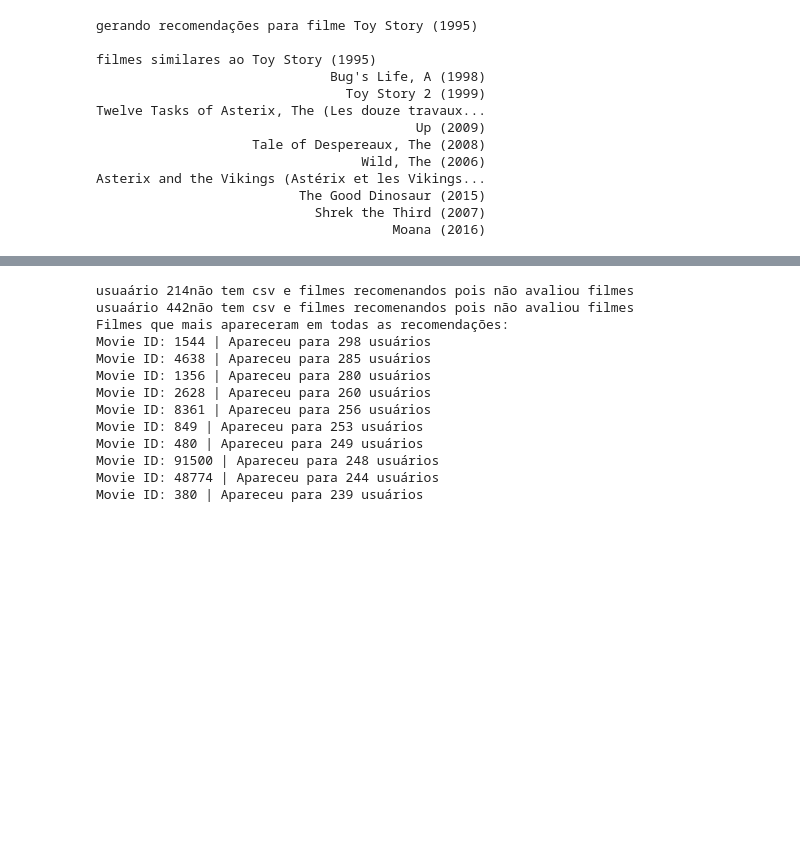
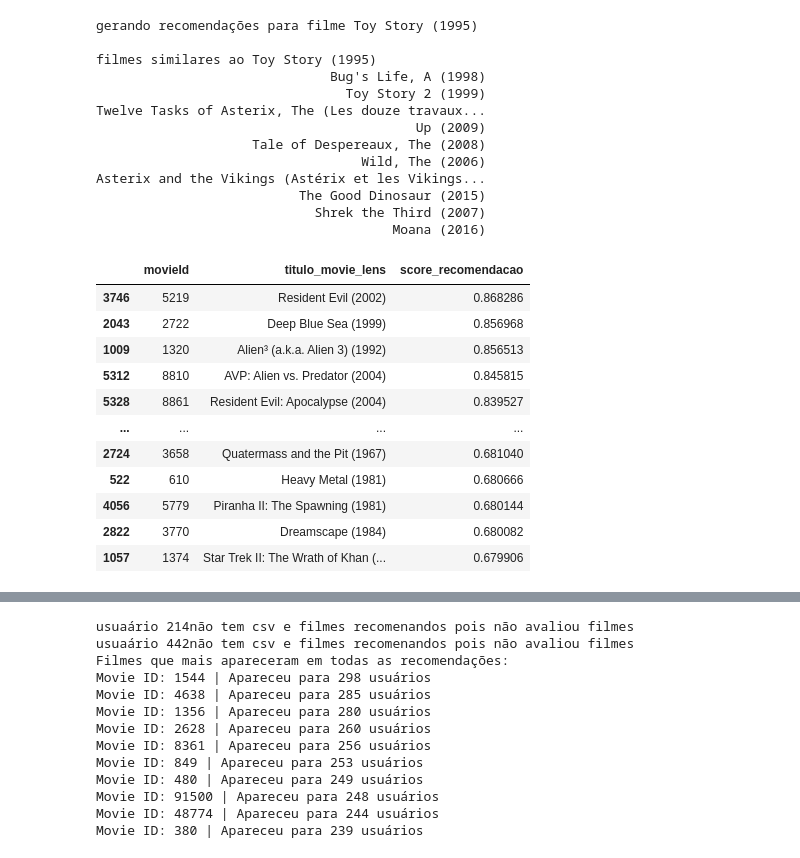
Before and after one commit to SamuBraz/movie_recomendation, a Jupyter notebook: ml-engine/cbf_engine.ipynb, the cells around one changed output, grey strips where cells are left out. Saved outputs shown, nothing was run; the diff lists cells and outputs as text; code cells hidden in the pictures; blank space fills up the shorter version.

```diff
--- a/ml-engine/cbf_engine.ipynb
+++ b/ml-engine/cbf_engine.ipynb
@@ -7,5 +8,6 @@ import numpy as np
 # %%
 df_cbf = pd.read_csv('data/cbf_df.csv')
+df_traing = pd.read_csv('data_spliting2/training.csv')
 # %%
 lista_compilado = df_cbf["geral"].tolist()
 
@@ -172,95 +174,45 @@ def recomendar_filmes_perfil(user_id, movies_df, cosine_sim_matrix, pop_score, n
         sim_scores_total = sim_scores_total / max_sim
 
     # Definimos os pesos (Ajuste aqui: mais conteúdo ou mais popularidade)
 
     peso_conteudo = 0.8
     peso_pop = 0.2
 
     # Calculamos o score híbrido
     # Como ambos são arrays de mesmo tamanho (9708,), a conta é direta
     score_hibrido = (sim_scores_total * peso_conteudo) + (pop_score * peso_pop)
     # Criamos a lista de (índice, score) usando o score híbrido
     sim_scores = list(enumerate(score_hibrido))
     # 5. Ordenação e Filtragem
     # Ordenamos pelos scores híbridos mais altos
     sim_scores = sorted(sim_scores, key=lambda x: x[1], reverse=True)
 
     # Remover filmes que o usuário já assistiu
     sim_scores_filtrados = [s for s in sim_scores if s[0] not in indices_usuario]
 
     # 6. Selecionar o Top N
     top_sim_scores = sim_scores_filtrados[:n_recomendacoes]
     filme_indices = [i[0] for i in top_sim_scores]
     # 7. Gerar o resultado
     recomendacoes = movies_df.iloc[filme_indices][['movieId', 'titulo_movie_lens']].copy()
     recomendacoes['score_recomendacao'] = [i[1] for i in top_sim_scores]
 
     return recomendacoes
 
 
-# def recomendar_filmes_perfil(user_id, movies_df, cosine_sim_matrix, n_recomendacoes=50, df_traing_path='data_spliting/traing.csv'):
-#     # 1. Carregar o histórico de treino do usuário
-#     df_traing = pd.read_csv(df_traing_path)
 
-#     print('######################################################')
-#     print(f' Coletando perfil do usuário {user_id} ')
-#     print('######################################################\n')
-
-#     # 2. Identificar os IDs dos filmes que o usuário já assistiu
-#     df_user = df_traing.loc[df_traing['userId'] == user_id]
-#     list_id_movies = df_user['movieId'].to_list()
-
-#     # 3. Mapear esses IDs para os índices numéricos da matriz de similaridade
-#     # Filtramos o movies_df para encontrar onde esses IDs estão localizados
-#     indices_usuario = movies_df[movies_df['movieId'].isin(list_id_movies)].index.tolist()
-
-#     if not indices_usuario:
-#         # print(f"Aviso: Nenhum filme do histórico do usuário {user_id} foi encontrado no catálogo.")
-#         return pd.DataFrame()
-
-#     # 4. Cálculo da Recomendação por Perfil (Média de Similaridade)
-#     # Criamos um vetor de zeros com o tamanho do catálogo
-#     sim_scores_total = np.zeros(cosine_sim_matrix.shape[0])
-
-#     # Somamos os vetores de similaridade de cada filme assistido
-#     for idx in indices_usuario:
-#         sim_scores_total += cosine_sim_matrix[idx]
-
-#     # Criamos a lista de (índice, score)
-#     sim_scores = list(enumerate(sim_scores_total))
-
-#     # Ordenamos pelos scores mais altos
-#     sim_scores = sorted(sim_scores, key=lambda x: x[1], reverse=True)
-
-#     # 5. Filtragem: Remover filmes que o usuário já assistiu
-#     sim_scores_filtrados = [s for s in sim_scores if s[0] not in indices_usuario]
-
-#     # 6. Selecionar o Top N
-#     top_sim_scores = sim_scores_filtrados[:n_recomendacoes]
-#     filme_indices = [i[0] for i in top_sim_scores]
-
-#     # 7. Gerar o resultado com ID e Título
-#     print(f"Filmes recomendados para o perfil do usuário {user_id}:")
-#     # Selecionamos as colunas desejadas usando iloc com os índices encontrados
-#     recomendacoes = movies_df.iloc[filme_indices][['movieId', 'titulo_movie_lens']]
-
-#     return recomendacoes
-
-
-
-def verifica_relevantes(user_id,  recomendacoes, df_testing_path='data_spliting/testing.csv'):
-
-    df_testing = pd.read_csv(df_testing_path)
-
-    recomendacoes = recomendacoes.loc[:, 'movieId'].tolist()
-
-
-    filmes_user_tansting = df_testing.loc[df_testing['userId'] == user_id]
-
-    total = filmes_user_tansting.loc[:, 'movieId'].isin(filmes_user_tansting).sum()
-    # O que queremos: dos filmes que RECOMENDEI, quantos estão no teste?
-    total = pd.Series(recomendacoes).isin(filmes_user_tansting['movieId']).sum()
-
-    print(f"O total de filmes para o {user_id} relevantes é de: {total}")
-
-    return total
+recomendados = recomendar_filmes_perfil(3, df_cbf, cosine_sim, pop_score, 100)
+recomendados
+# %% [output]
+|  | movieId | titulo_movie_lens | score_recomendacao |
+| 3746 | 5219 | Resident Evil (2002) | 0.868286 |
+| 2043 | 2722 | Deep Blue Sea (1999) | 0.856968 |
+| 1009 | 1320 | Alien³ (a.k.a. Alien 3) (1992) | 0.856513 |
+| 5312 | 8810 | AVP: Alien vs. Predator (2004) | 0.845815 |
+| 5328 | 8861 | Resident Evil: Apocalypse (2004) | 0.839527 |
+| ... | ... | ... | ... |
+| 2724 | 3658 | Quatermass and the Pit (1967) | 0.681040 |
+| 522 | 610 | Heavy Metal (1981) | 0.680666 |
+| 4056 | 5779 | Piranha II: The Spawning (1981) | 0.680144 |
+| 2822 | 3770 | Dreamscape (1984) | 0.680082 |
+| 1057 | 1374 | Star Trek II: The Wrath of Khan (... | 0.679906 |
```
Also changed, not shown: parts of 5 cells of this notebook, 7 other files.
